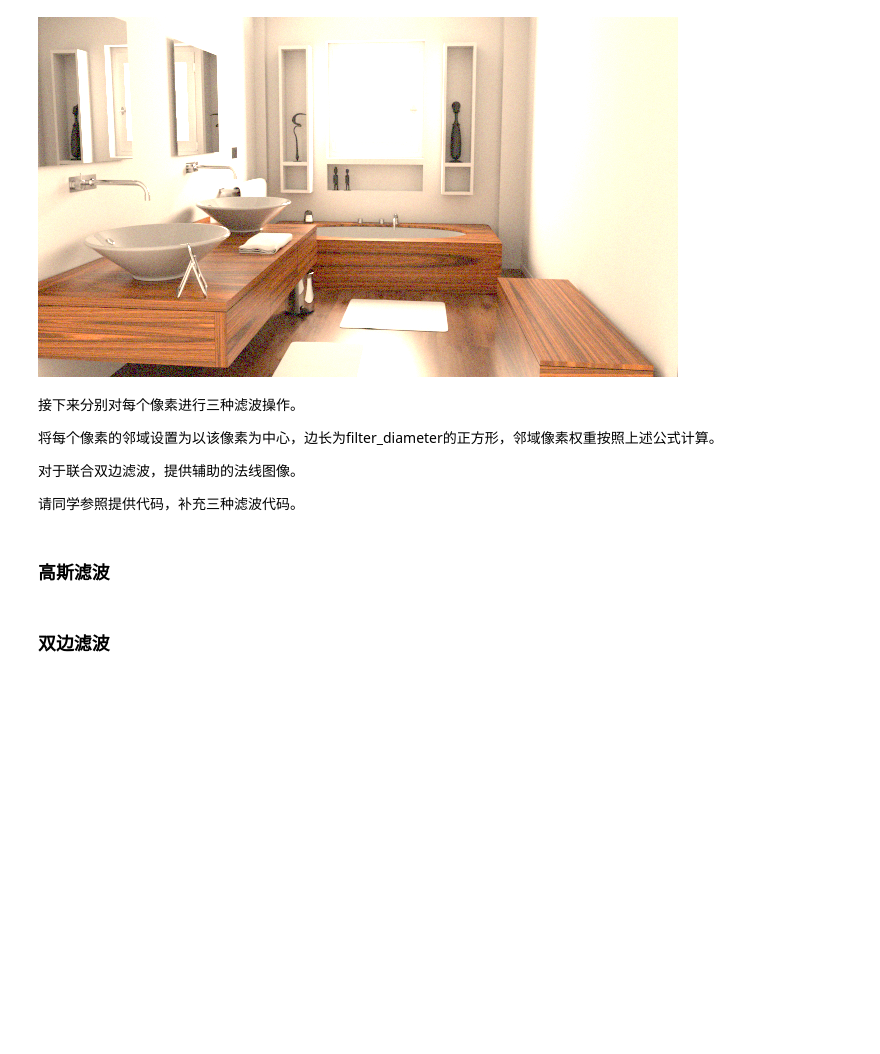
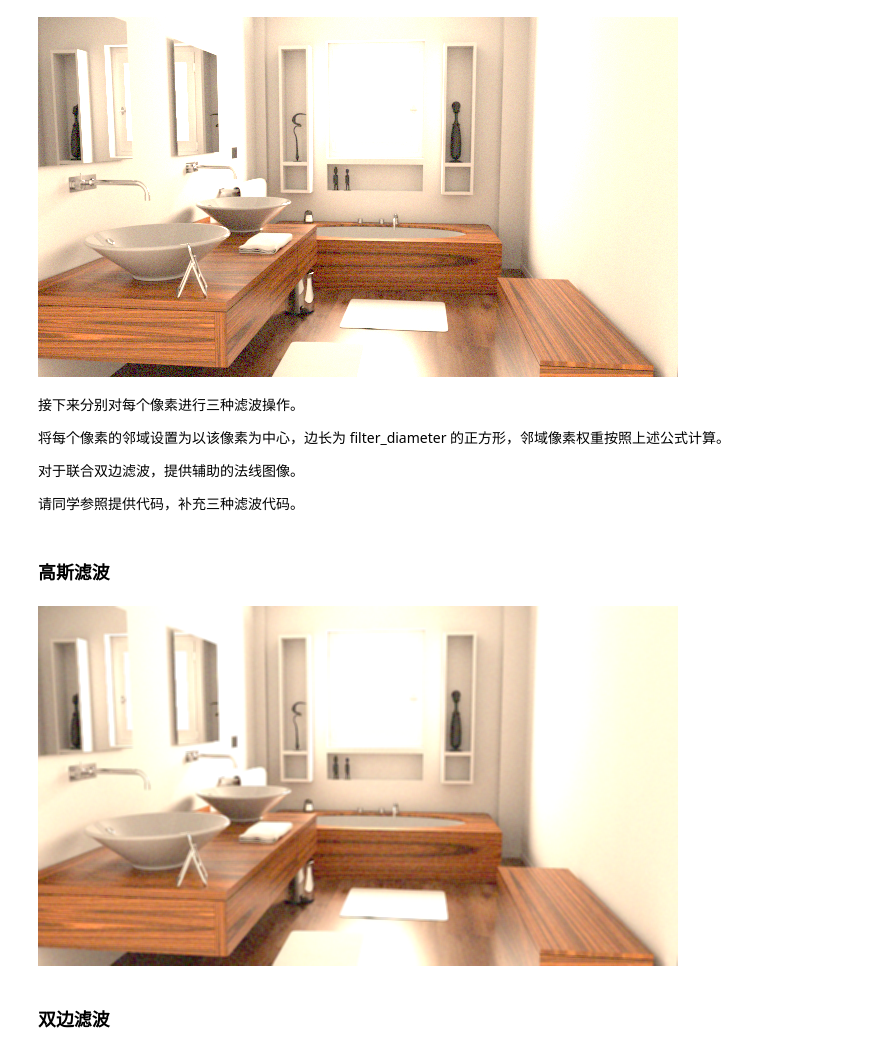
Before and after one commit to HaoLi555/filter, a Jupyter notebook: bilateral_homework.ipynb, the cells around one changed output. Drawn from its saved outputs; the diff is of its cells as text; code cells hidden in the pictures; blank space fills up the shorter version.

Commit message:
feat: 3 filter method

```diff
--- a/bilateral_homework.ipynb
+++ b/bilateral_homework.ipynb
@@ -72,7 +81,7 @@ src_norm = src/255.0
 # %% [markdown]
 接下来分别对每个像素进行三种滤波操作。
 
-将每个像素的邻域设置为以该像素为中心，边长为filter_diameter的正方形，邻域像素权重按照上述公式计算。
+将每个像素的邻域设置为以该像素为中心，边长为 filter_diameter 的正方形，邻域像素权重按照上述公式计算。
 
 对于联合双边滤波，提供辅助的法线图像。
 
@@ -82,27 +91,42 @@ src_norm = src/255.0
 # %%
 
 def gaussian_filter(source, x, y, diameter, sigma_s):
-    #source: noisy input image
-    #x,y: pixel coordinate
-    #diameter: 邻域设置为以x,y为中心，diameter为边长的正方形，邻域中超出边界的像素不参与计算
-    #sigma_s: 参照高斯滤波公式
+    # source: noisy input image
+    # x,y: pixel coordinate
+    # diameter: 邻域设置为以x,y为中心，diameter为边长的正方形，邻域中超出边界的像素不参与计算
+    # sigma_s: 参照高斯滤波公式
 
     filtered = np.zeros(3)
-    #need your code here
+    # need your code here
+    height = source.shape[0]
+    width = source.shape[1]
+    weight_sum = 0
+    for i in range(max(0, x-(diameter//2)), min(x+(diameter//2), height-1)+1):
+        for j in range(max(0, y-(diameter//2)), min(y+(diameter//2), width-1)+1):
+            weight = np.exp(-(((i-x)/height)**2+((j-y)/width)
+                            ** 2)/(2*(sigma_s**2)))
+            filtered += weight*source[i][j]
+            weight_sum += weight
+    filtered /= weight_sum
     return filtered
 
-filter_diameter=3
+
+filter_diameter = 3
 sigma_s = 0.1
 gaussian_filtered_image = np.zeros(src_norm.shape)
 bilateral_filtered_image = np.zeros(src_norm.shape)
 joint_bilateral_filtered_image = np.zeros(src_norm.shape)
 
 for i in tqdm(range(src_norm.shape[0])):
     for j in range(src_norm.shape[1]):
-        gaussian_filtered_image[i][j] = gaussian_filter(src_norm, i, j, filter_diameter, sigma_s)
+        gaussian_filtered_image[i][j] = gaussian_filter(
+            src_norm, i, j, filter_diameter, sigma_s)
 
 display(Image.fromarray((gaussian_filtered_image*255).astype(np.uint8)))
-Image.fromarray((gaussian_filtered_image*255).astype(np.uint8)).save("result_gf.png")
+Image.fromarray((gaussian_filtered_image*255).astype(np.uint8)
+                ).save("result_gf.png")
+# %% [output]
+[figure, added]
 # %% [markdown]
 ### 双边滤波
 # %%
```
Also changed, not shown: parts of 5 cells of this notebook, 3 other files.
